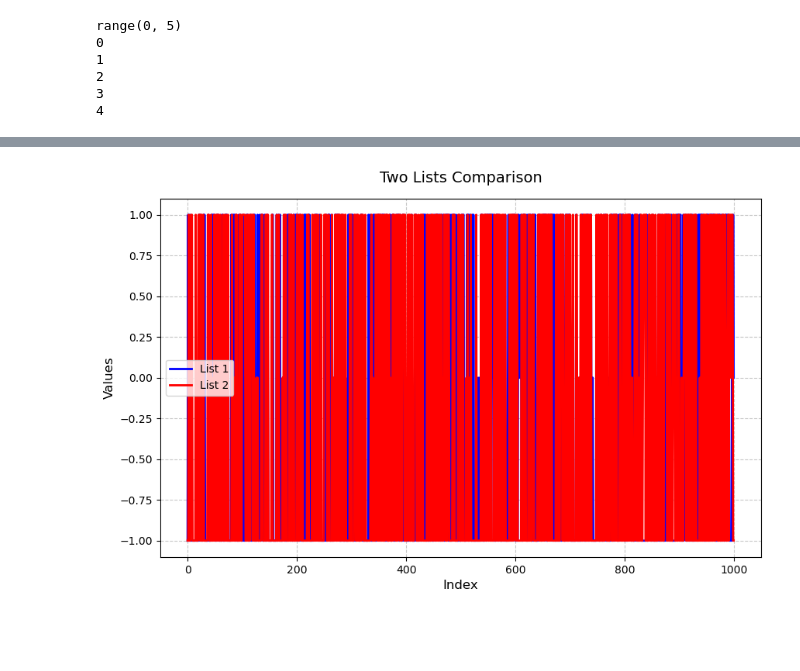
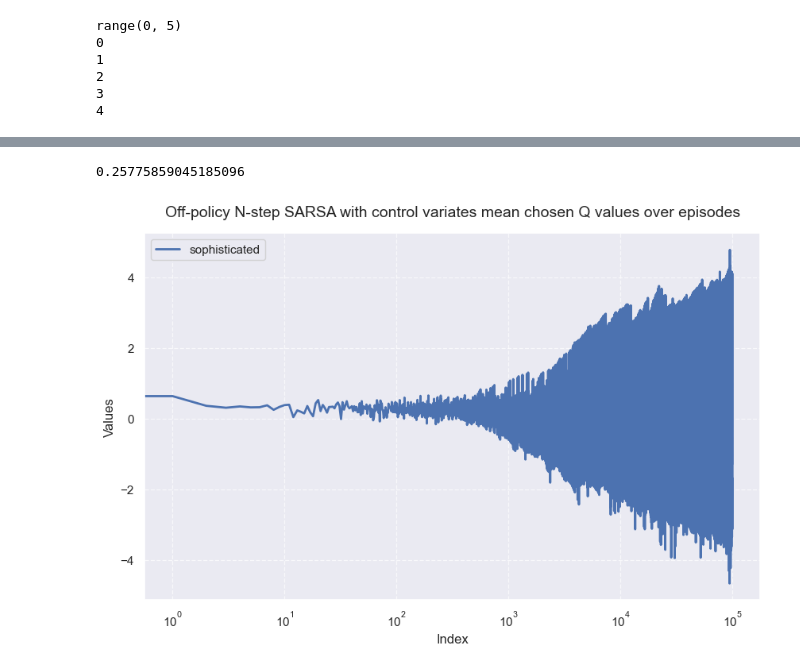
Before and after one commit to joseph280996/Reinforcement-Learning-Assignments, a Jupyter notebook: Assignments/hw3/main.ipynb, the cells around one changed output, grey strips where cells are left out. Cells and saved outputs as stored; diff of their text form; code cells hidden in the pictures; blank space fills up the shorter version.

```diff
--- a/Assignments/hw3/main.ipynb
+++ b/Assignments/hw3/main.ipynb
@@ -52,26 +63,2 @@ ep_rewards_simplified = []
 # %%
-num_episodes = 10
+num_episodes = 100_000
-# %%
-"""Train the agent on the Car Racing environment"""
-env = gym.make("CarRacing-v3", continuous=False, render_mode="human")
-env = gym.wrappers.FlattenObservation(env)
-agent = NStepSarsa(env=env, epsilon=0.1, method="sophisticated")
-
-for episode in range(num_episodes):
-    rewards = agent.run_episode()
-    total_reward = sum(rewards)
-    ep_rewards_sophisticated.append(total_reward)
-
-    print(f"Episode {episode + 1}, Total Reward: {total_reward:.2f}")
-# %%
-"""Train the agent on the Car Racing environment"""
-env = gym.make("CarRacing-v3", continuous=False, render_mode="rgb_array")
-env = gym.wrappers.FlattenObservation(env)
-agent = NStepSarsa(env=env, method="simplified", epsilon=0.1)
-
-for episode in range(num_episodes):
-    rewards = agent.run_episode()
-    total_reward = sum(rewards)
-    ep_rewards_simplified.append(total_reward)
-
-    print(f"Episode {episode + 1}, Total Reward: {total_reward:.2f}")
@@ -96,0 +65,11 @@ KeyboardInterrupt:
+# %%
+agent = train_off.NStepOffPolicySarsa(env=env, epsilon=0.1, method="sophisticated", n_steps=10)
+agent.run_episode()
+# %% [output]
+0.25775859045185096
+# %%
+agent = train_off.NStepOffPolicySarsa(env=env, epsilon=0.1, method="sophisticated", n_steps=10)
+
+for episode in tqdm(range(0, num_episodes)):
+    sophisticated_values = agent.run_episode()
+    ep_value_sophisticated.append(sophisticated_values)
@@ -97,19 +83,19 @@ KeyboardInterrupt:
 # %%
 # Create the plot
 plt.figure(figsize=(10, 6))
-plt.plot(ep_rewards_sophisticated, 'b-', label='List 1', linewidth=2)
-plt.plot(ep_rewards_simplified, 'r-', label='List 2', linewidth=2)
+plt.plot(ep_value_sophisticated, 'b-', label='sophisticated', linewidth=2)
 
 # Add labels and title
-plt.title('Two Lists Comparison', fontsize=14, pad=15)
+plt.title('Off-policy N-step SARSA with control variates mean chosen Q values over episodes', fontsize=14, pad=15)
 plt.xlabel('Index', fontsize=12)
 plt.ylabel('Values', fontsize=12)
+plt.xscale('log')
 
 # Add grid and legend
 plt.grid(True, linestyle='--', alpha=0.7)
 plt.legend()
 
 # Show the plot
 plt.show()
 # %% [output]
-[figure, old version]
+[figure, new version]
```
Also changed, not shown: parts of 20 cells of this notebook, 16 other files.
